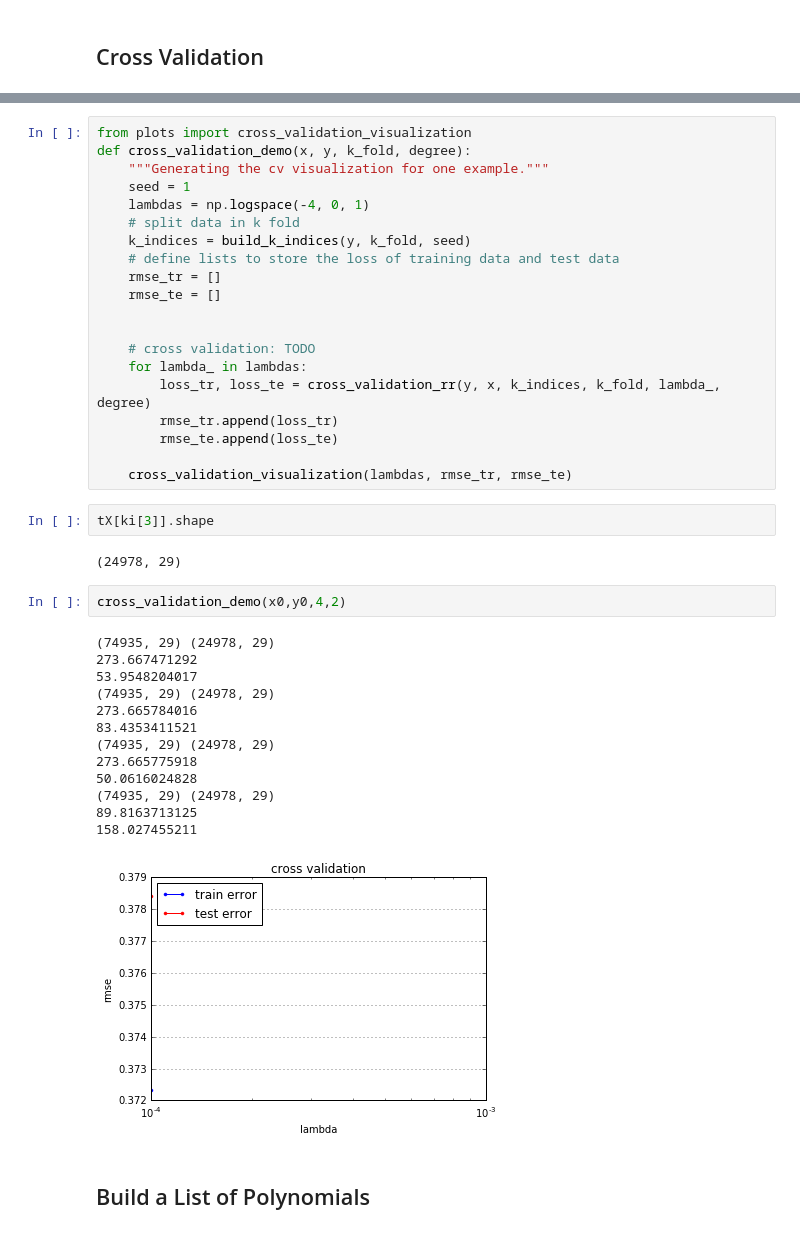
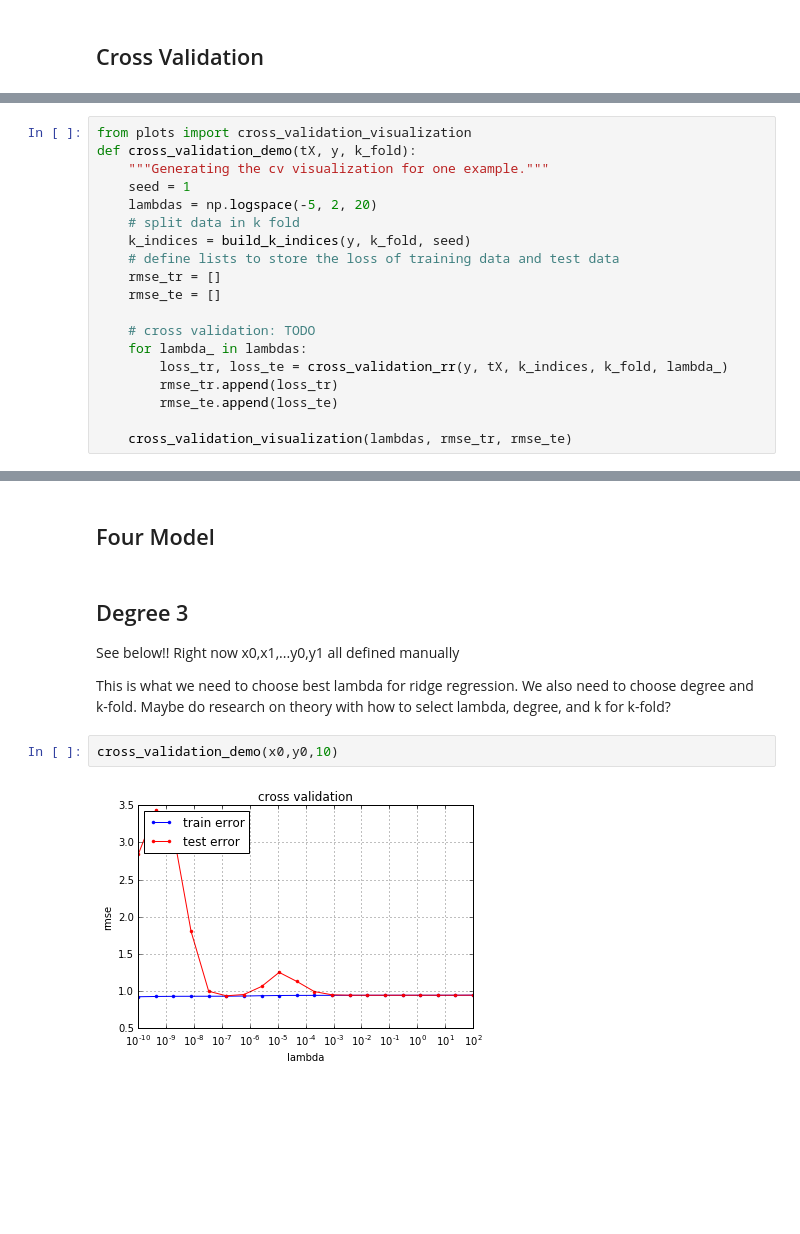
Before and after one commit to zhi-g/ml-project1, a Jupyter notebook: ML_methods/Best Model!.ipynb, the cells around one changed output, grey strips where cells are left out. Saved outputs shown, nothing was run; the diff lists cells and outputs as text; blank space fills up the shorter version.

```diff
--- a/ML_methods/Best Model!.ipynb
+++ b/ML_methods/Best Model!.ipynb
@@ -169,0 +171,19 @@ def standardize(X):
+# %%
+from plots import cross_validation_visualization
+def cross_validation_demo(tX, y, k_fold):
+    """Generating the cv visualization for one example."""
+    seed = 1
+    lambdas = np.logspace(-5, 2, 20)
+    # split data in k fold
+    k_indices = build_k_indices(y, k_fold, seed)
+    # define lists to store the loss of training data and test data
+    rmse_tr = []
+    rmse_te = []
+
+    # cross validation: TODO
+    for lambda_ in lambdas:
+        loss_tr, loss_te = cross_validation_rr(y, tX, k_indices, k_fold, lambda_)
+        rmse_tr.append(loss_tr)
+        rmse_te.append(loss_te)
+
+    cross_validation_visualization(lambdas, rmse_tr, rmse_te)
@@ -202,42 +196,13 @@ def cross_validation_rr(y, x, k_indices, k, lambda_, degree):
-# %%
-from plots import cross_validation_visualization
-def cross_validation_demo(x, y, k_fold, degree):
-    """Generating the cv visualization for one example."""
-    seed = 1
-    lambdas = np.logspace(-4, 0, 1)
-    # split data in k fold
-    k_indices = build_k_indices(y, k_fold, seed)
-    # define lists to store the loss of training data and test data
-    rmse_tr = []
-    rmse_te = []
-
-
-    # cross validation: TODO
-    for lambda_ in lambdas:
-        loss_tr, loss_te = cross_validation_rr(y, x, k_indices, k_fold, lambda_, degree)
-        rmse_tr.append(loss_tr)
-        rmse_te.append(loss_te)
-
-    cross_validation_visualization(lambdas, rmse_tr, rmse_te)
-# %%
-tX[ki[3]].shape
-# %% [output]
-(24978, 29)
+# %% [markdown]
+## Four Model
+# %% [markdown]
+## Degree 3
+
+See below!! Right now x0,x1,...y0,y1 all defined manually
+
+This is what we need to choose best lambda for ridge regression.
+We also need to choose degree and k-fold. Maybe do research on theory with how to select lambda, degree, and k for k-fold?
 # %%
-cross_validation_demo(x0,y0,4,2)
+cross_validation_demo(x0,y0,10)
 # %% [output]
-(74935, 29) (24978, 29)
-273.667471292
-53.9548204017
-(74935, 29) (24978, 29)
-273.665784016
-83.4353411521
-(74935, 29) (24978, 29)
-273.665775918
-50.0616024828
-(74935, 29) (24978, 29)
-89.8163713125
-158.027455211
-[figure, old version]
+[figure, new version]
-# %% [markdown]
-## Build a List of Polynomials
```
Also changed, not shown: parts of 41 cells of this notebook.
